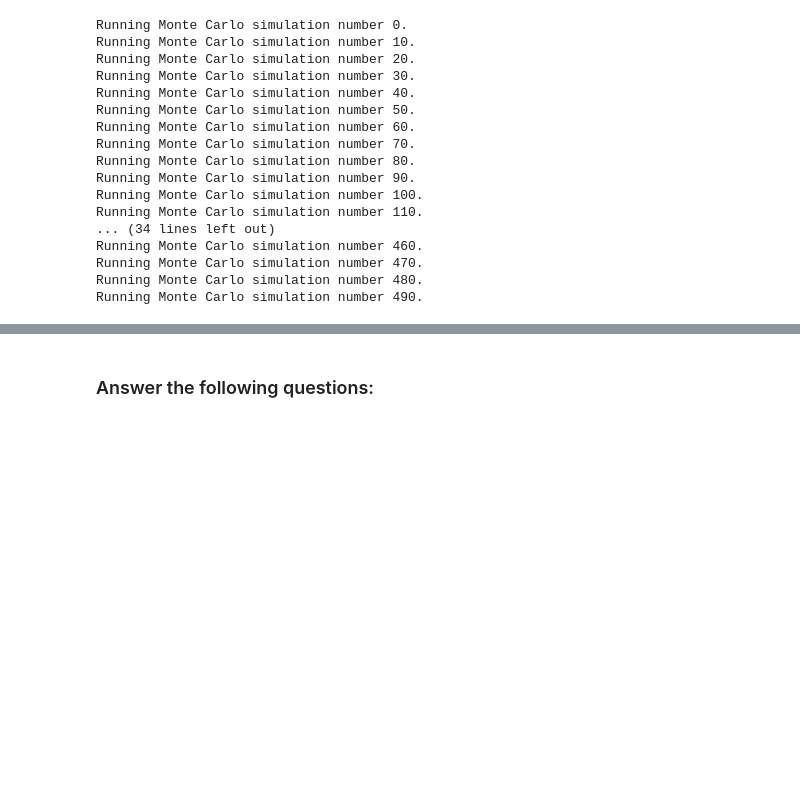
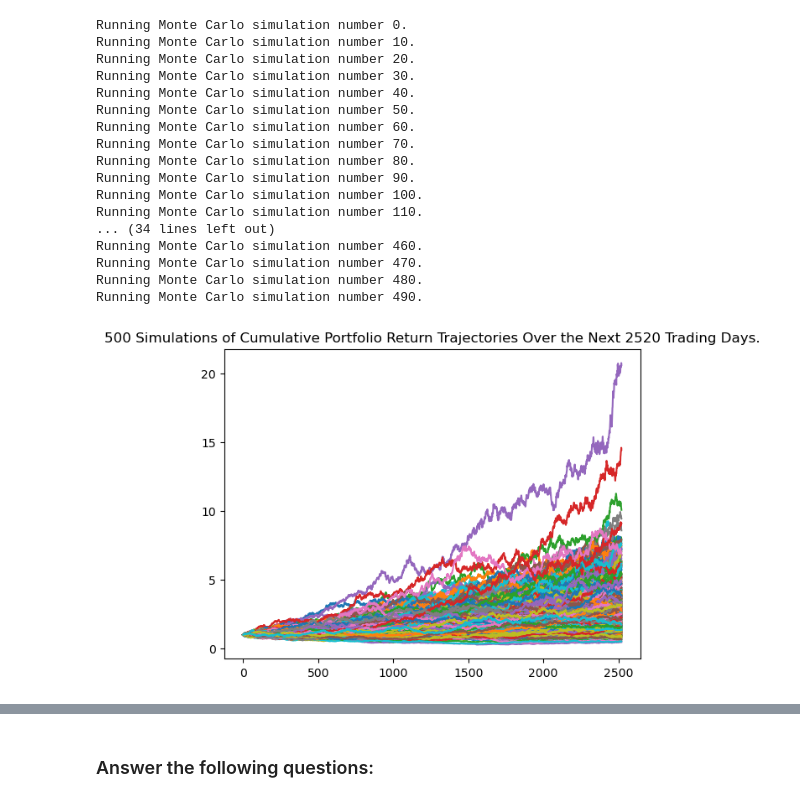
Before and after one commit to djohnst914/Evaluate_Financial_Health_Tool, a Jupyter notebook: financial_planning_tools.ipynb, the cells around one changed output, grey strips where cells are left out. Cells and saved outputs as stored; diff of their text form; code cells hidden in the pictures; blank space fills up the shorter version.

Commit message:
visualize 10 year monte carlo sim w/ line and hist plot

```diff
--- a/financial_planning_tools.ipynb
+++ b/financial_planning_tools.ipynb
@@ -652,4 +652,6 @@ Running Monte Carlo simulation number 490.
 # %%
 # Visualize the 10-year Monte Carlo simulation by creating an
 # overlay line plot
-# YOUR CODE HERE
+MC_10_line_plot = MC_10_year.plot_simulation()
+# %% [output]
+[figure, added]
```
Also changed, not shown: parts of 3 cells of this notebook.
